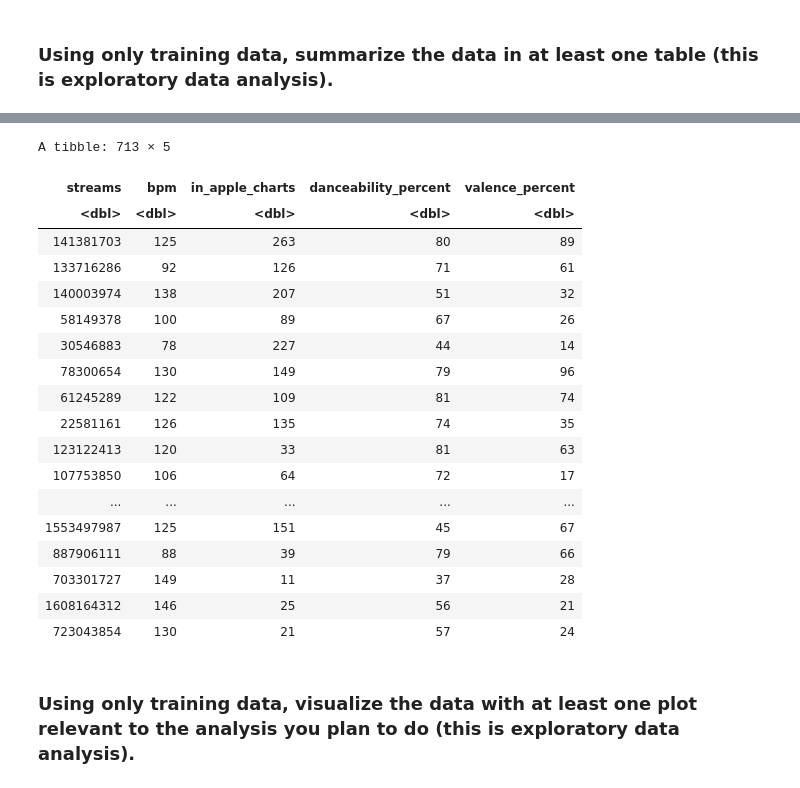
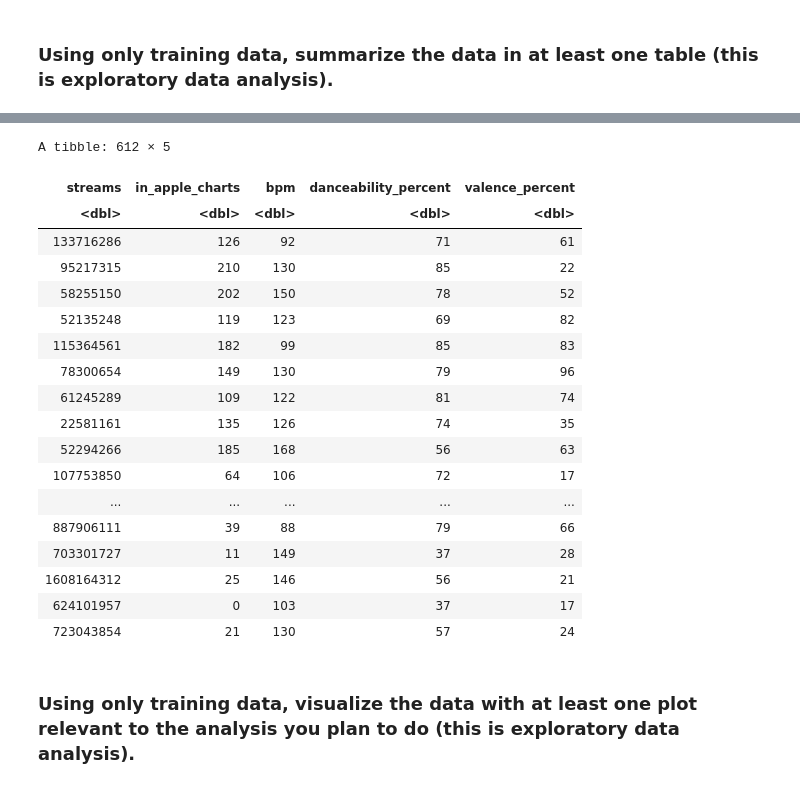
Before and after one commit to martin0wong/dsci100_project, a Jupyter notebook: Project_proposal.ipynb, the cells around one changed output, grey strips where cells are left out. Drawn from its saved outputs; the diff is of its cells as text; code cells hidden in the pictures.

```diff
--- a/Project_proposal.ipynb
+++ b/Project_proposal.ipynb
@@ -41,15 +49,17 @@ A spec_tbl_df: 953 × 24
 ### Cleaning and wrangling data into a tidy format.
 # %%
 spotify_data_cleaned <- spotify_data |>
-                        mutate(across(streams:bpm, as.numeric))
+                        mutate(across(released_year:released_day, as.character)) |>
+                        mutate(across(streams:bpm, as.numeric)) |>
+                        drop_na()
 colnames(spotify_data_cleaned) <- c("track_name", "artist(s)_name", "artist_count", "released_year", "released_month", "released_day",
                                     "in_spotify_playlists", "in_spotify_charts", "streams", "in_apple_playlists", "in_apple_charts",
                                     "in_deezer_playlists", "in_deezer_charts", "in_shazam_charts", "bpm", "key", "mode",
                                     "danceability_percent", "valence_percent", "energy_percent",
                                     "acousticness_percent", "instrumentalness_percent", "liveness_percent", "speechiness_percent")
-
-spotify_data_final <- select(spotify_data_cleaned, streams, bpm, in_apple_charts, danceability_percent, valence_percent)
-spotify_data_final
+spotify_data_wrangled <- spotify_data_cleaned |>
+                         unite(released_date, released_year, released_month, released_day)
+spotify_data_wrangled
 # %% [output]
 Warning message:
 “There was 1 warning in `mutate()`.
@@ -80,28 +92,30 @@ A tibble: 953 × 5
 # %%
-spotify_split <- initial_split(spotify_data_final, prop = 0.75, strata = streams)
+spotify_split <- initial_split(spotify_data_cleaned, prop = 0.75, strata = streams)
 spotify_train <- training(spotify_split)
 spotify_test <- testing(spotify_split)
 
-spotify_train
+spotify_train_summary <- spotify_train |>
+                         select(streams, in_apple_charts, bpm, danceability_percent, valence_percent)
+spotify_train_summary
 # %% [output]
-A tibble: 713 × 5
+A tibble: 612 × 5
-| streams | bpm | in_apple_charts | danceability_percent | valence_percent |
+| streams | in_apple_charts | bpm | danceability_percent | valence_percent |
 | <dbl> | <dbl> | <dbl> | <dbl> | <dbl> |
-| 141381703 | 125 | 263 | 80 | 89 |
-| 133716286 | 92 | 126 | 71 | 61 |
-| 140003974 | 138 | 207 | 51 | 32 |
-| 58149378 | 100 | 89 | 67 | 26 |
-| 30546883 | 78 | 227 | 44 | 14 |
-| 78300654 | 130 | 149 | 79 | 96 |
-| 61245289 | 122 | 109 | 81 | 74 |
-| 22581161 | 126 | 135 | 74 | 35 |
-| 123122413 | 120 | 33 | 81 | 63 |
-| 107753850 | 106 | 64 | 72 | 17 |
+| 133716286 | 126 | 92 | 71 | 61 |
+| 95217315 | 210 | 130 | 85 | 22 |
+| 58255150 | 202 | 150 | 78 | 52 |
+| 52135248 | 119 | 123 | 69 | 82 |
+| 115364561 | 182 | 99 | 85 | 83 |
+| 78300654 | 149 | 130 | 79 | 96 |
+| 61245289 | 109 | 122 | 81 | 74 |
+| 22581161 | 135 | 126 | 74 | 35 |
+| 52294266 | 185 | 168 | 56 | 63 |
+| 107753850 | 64 | 106 | 72 | 17 |
 | ... | ... | ... | ... | ... |
-| 1553497987 | 125 | 151 | 45 | 67 |
-| 887906111 | 88 | 39 | 79 | 66 |
-| 703301727 | 149 | 11 | 37 | 28 |
-| 1608164312 | 146 | 25 | 56 | 21 |
-| 723043854 | 130 | 21 | 57 | 24 |
+| 887906111 | 39 | 88 | 79 | 66 |
+| 703301727 | 11 | 149 | 37 | 28 |
+| 1608164312 | 25 | 146 | 56 | 21 |
+| 624101957 | 0 | 103 | 37 | 17 |
+| 723043854 | 21 | 130 | 57 | 24 |
 # %% [markdown]
 ### Using only training data, visualize the data with at least one plot relevant to the analysis you plan to do (this is exploratory data analysis).
```
Also changed, not shown: parts of 6 cells of this notebook.
